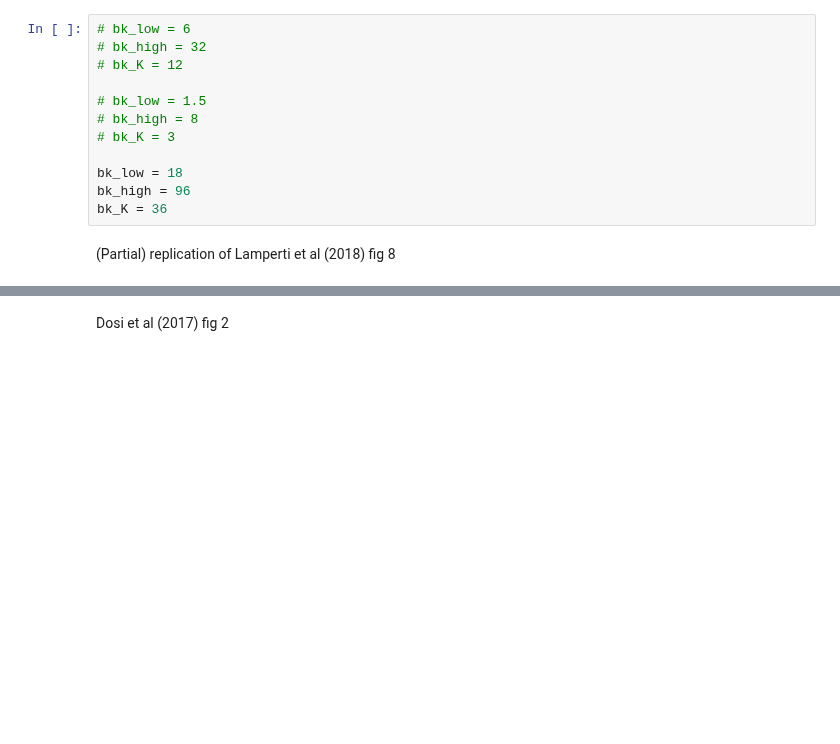
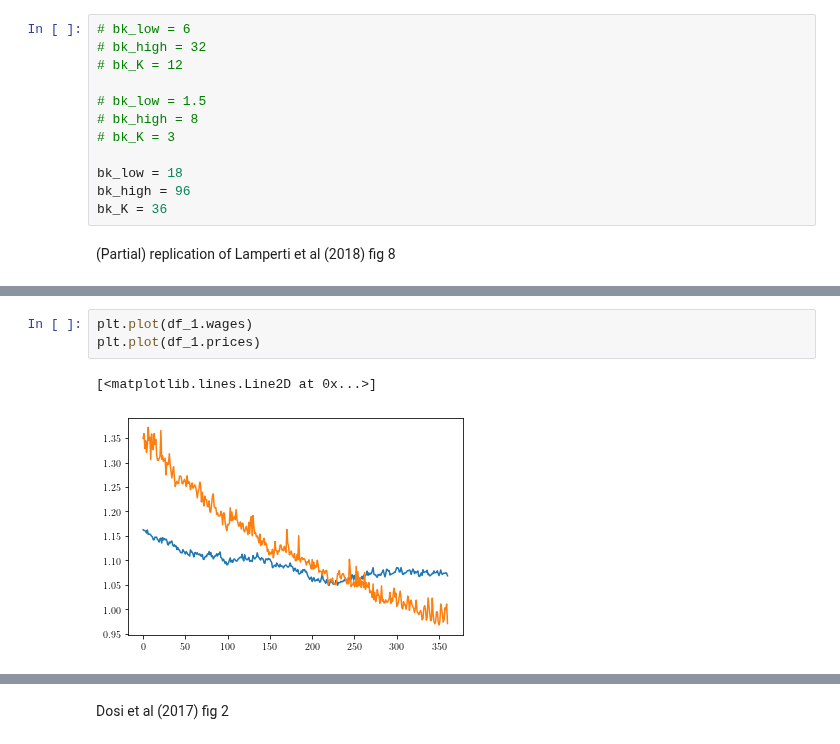
Before and after one commit to Tarsatir/Capsule_Climate, a Jupyter notebook: results/validation/replication_plots.ipynb, the cells around one changed output, grey strips where cells are left out. Cells and saved outputs as stored; diff of their text form; blank space fills up the shorter version.

```diff
--- a/results/validation/replication_plots.ipynb
+++ b/results/validation/replication_plots.ipynb
@@ -148,0 +149,6 @@ print(stats.pearsonr(gdp_filtered, Em_filtered))
+# %%
+plt.plot(df_1.wages)
+plt.plot(df_1.prices)
+# %% [output]
+[<matplotlib.lines.Line2D at 0x...>]
+[figure, added]
```
Also changed, not shown: parts of 7 cells of this notebook, 16 other files.
